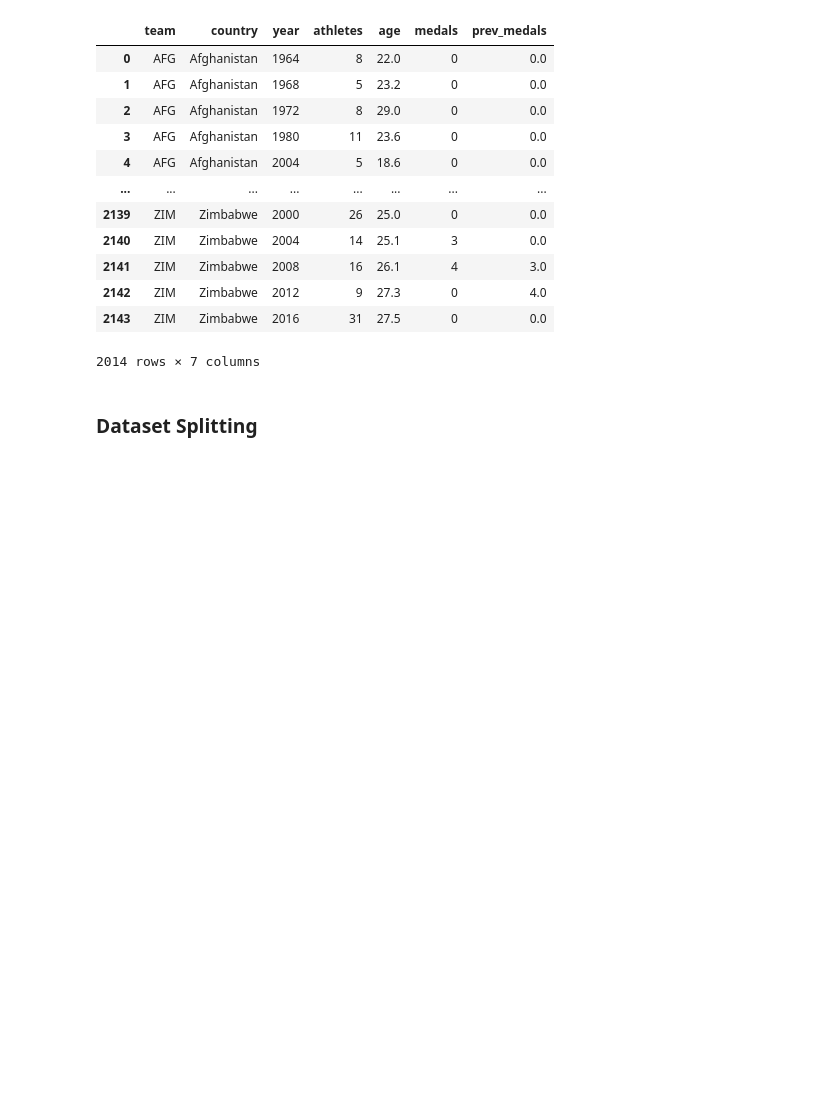
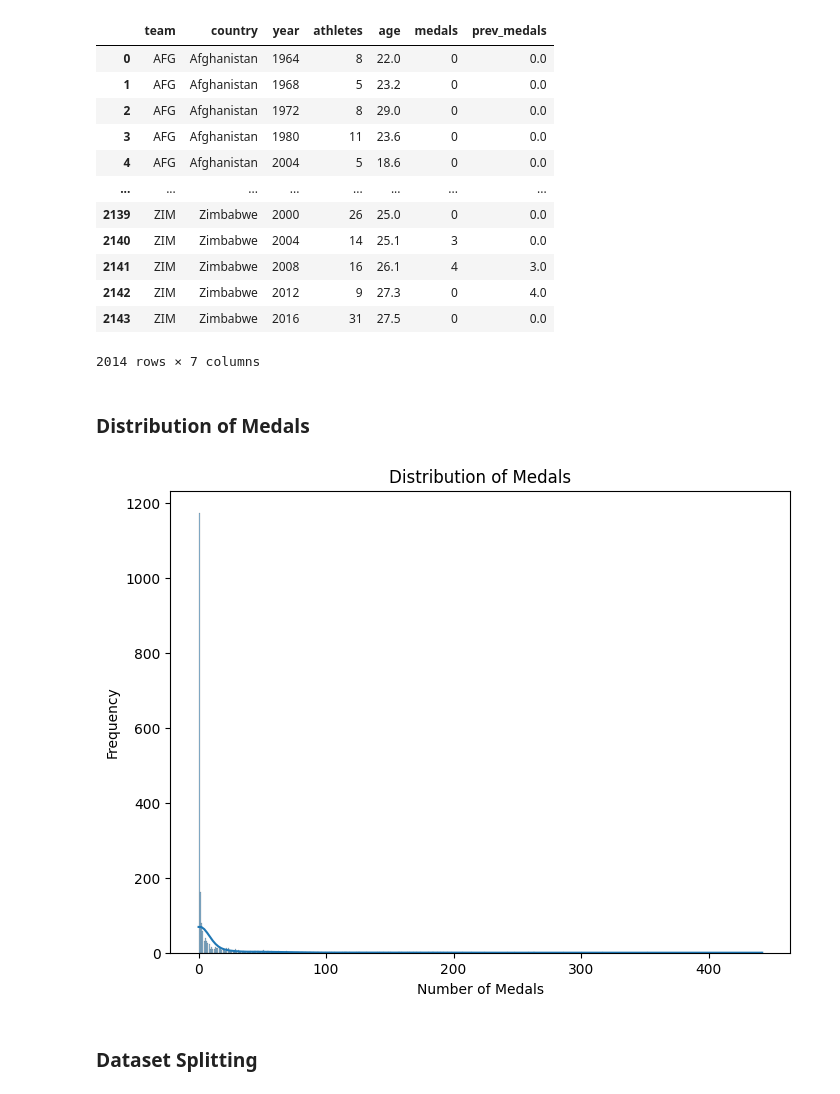
Before and after one commit to Olatunjiomotayo/Olympic-Team-Medal-Analysis, a Jupyter notebook: Olympic Team Medal Analysis.ipynb, the cells around one changed output. Cells and saved outputs as stored; diff of their text form; code cells hidden in the pictures; blank space fills up the shorter version.

```diff
--- a/Olympic Team Medal Analysis.ipynb
+++ b/Olympic Team Medal Analysis.ipynb
@@ -133,6 +145,17 @@ teams
 | 2142 | ZIM | Zimbabwe | 2012 | 9 | 27.3 | 0 | 4.0 |
 | 2143 | ZIM | Zimbabwe | 2016 | 31 | 27.5 | 0 | 0.0 |
 2014 rows × 7 columns
+# %% [markdown]
+### **Distribution of Medals**
+# %%
+plt.figure(figsize=(8, 6))
+sns.histplot(teams['medals'], kde=True)
+plt.title('Distribution of Medals')
+plt.xlabel('Number of Medals')
+plt.ylabel('Frequency')
+plt.show()
+# %% [output]
+[figure, added]
 # %% [markdown]
 ### **Dataset Splitting**
 # %%
```
Also changed, not shown: parts of 8 cells of this notebook.
